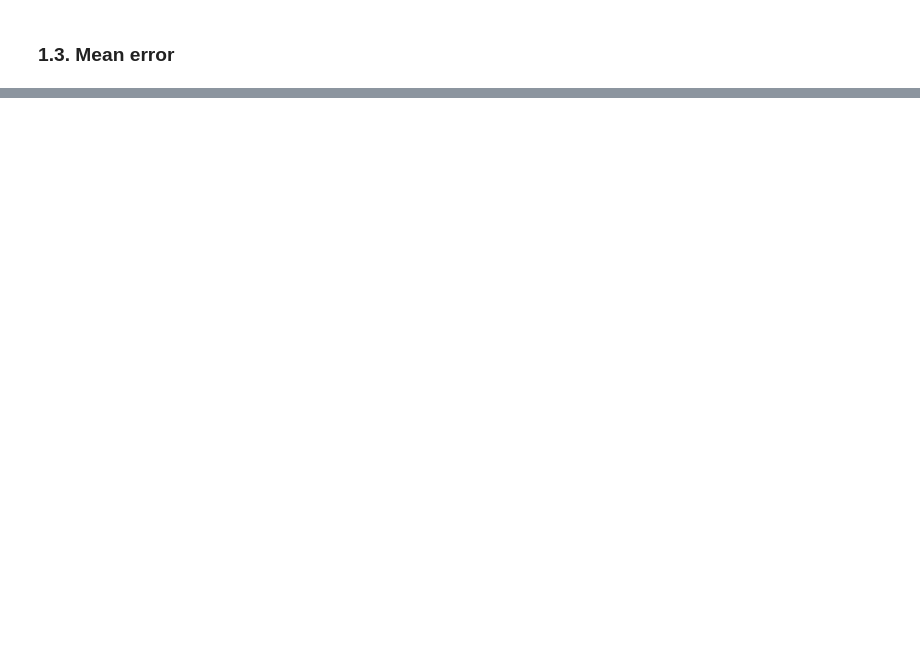
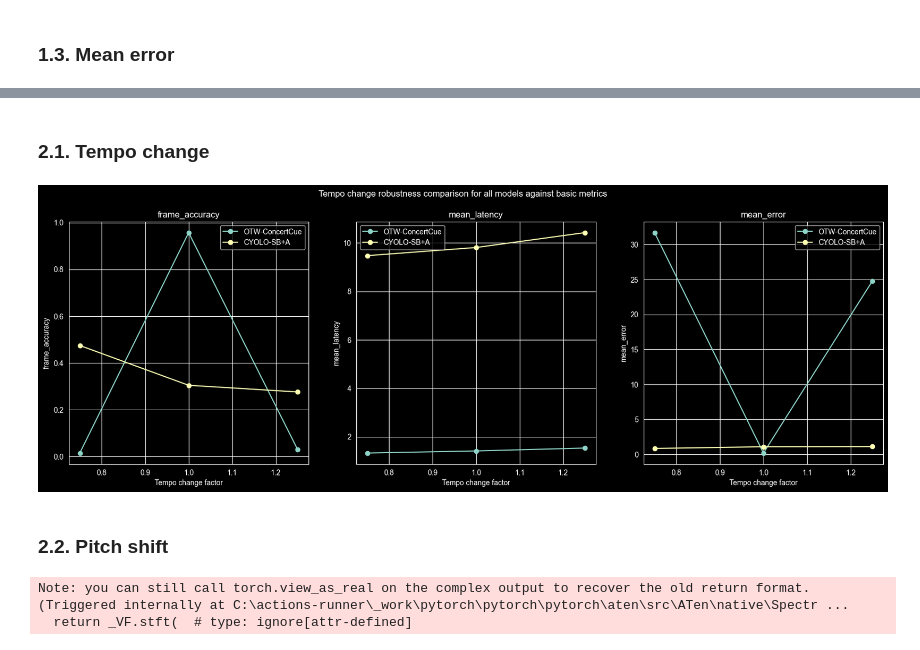
Before and after one commit to bkisly/score-following-eval, a Jupyter notebook: notebooks/experiments.ipynb, the cells around one changed output, grey strips where cells are left out. Cells and saved outputs as stored; diff of their text form; code cells hidden in the pictures; blank space fills up the shorter version.

```diff
--- a/notebooks/experiments.ipynb
+++ b/notebooks/experiments.ipynb
@@ -127,0 +140,37 @@ plt.show()
+# %%
+def extract_labels_and_values_for_experiment_variations(
+        variations: List[ExperimentVariation], metric_key: MetricKeys
+) -> Tuple[List[float], List[float]]:
+    l = [variation.factor for variation in variations]
+    v = [variation.result.to_dict()[metric_key] for variation in variations]
+    return l, v
+# %% [markdown]
+### 2.1. Tempo change
+# %%
+tempo_results = experiments_runner.test_tempo_robustness(pieces, tempo_shifts=[0.75, 1, 1.25], verbose=True)
+# %%
+fig, axes = plt.subplots(nrows=1, ncols=3, figsize=(20, 6))
+
+for i, metric_key in enumerate(BASIC_METRICS):
+    axes[i].set_title(metric_key.value)
+    axes[i].set_xlabel("Tempo change factor")
+    axes[i].set_ylabel(metric_key.value)
+
+    for model_name in tempo_results:
+        l, v = extract_labels_and_values_for_experiment_variations(tempo_results[model_name], metric_key)
+        axes[i].plot(l, v, label=model_name, marker="o")
+
+    axes[i].legend()
+
+fig.suptitle("Tempo change robustness comparison for all models against basic metrics")
+fig.show()
+fig.savefig(os.path.join(FIGURES_OUTPUT, "2.1_tempo.png"))
+# %% [output]
+[figure, added]
+# %% [markdown]
+### 2.2. Pitch shift
+# %%
+pitch_results = experiments_runner.test_pitch_robustness(pieces, semitone_shifts=[-3, 0, 3], verbose=True)
+# %% [output]
+Note: you can still call torch.view_as_real on the complex output to recover the old return format. (Triggered internally at C:\actions-runner\_work\pytorch\pytorch\pytorch\aten\src\ATen\native\Spectr ...
+  return _VF.stft(  # type: ignore[attr-defined]
```
Also changed, not shown: parts of 7 cells of this notebook, 1 other file.
